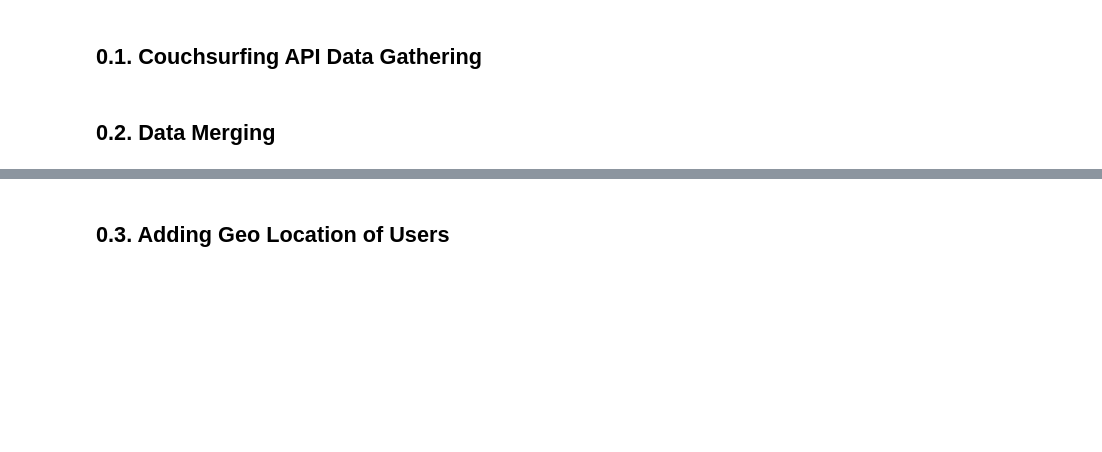
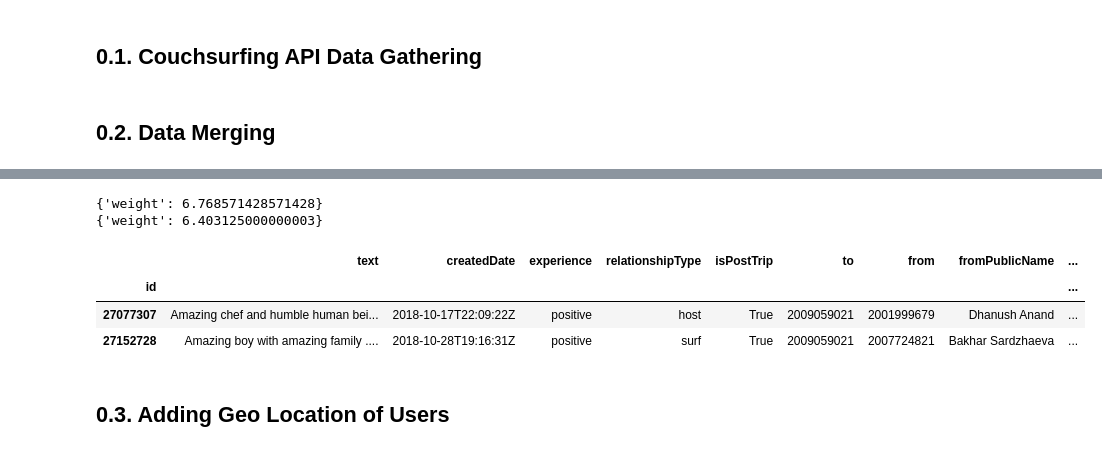
Before and after one commit to eikekutz/SocialGraphFinalProject, a Jupyter notebook: project_assignmentB.ipynb, the cells around one changed output, grey strips where cells are left out. Saved outputs shown, nothing was run; the diff lists cells and outputs as text; code cells hidden in the pictures; blank space fills up the shorter version.

```diff
--- a/project_assignmentB.ipynb
+++ b/project_assignmentB.ipynb
@@ -248,3 +278,31 @@ rev=rev.drop_duplicates()
+# %%
+G_withSentValue = nx.DiGraph()
+
+links = []
+user_id_unique=set(hosts['id'].tolist())
+#G.add_nodes_from(user_id_unique)
+G_withSentValue.add_nodes_from([(rows['id'],{'city':rows['city']}) for idx,rows in hosts.iterrows()])
+
+# filtering out edges:
+hosts_edges = rev.loc[(rev['relationshipType'] == 'host') & (rev['sentimentValue'] != 'None')]
+surf_edges = rev.loc[(rev['relationshipType'] == 'surf') & (rev['sentimentValue'] != 'None')]
+#[(rows['to'],rows['from'],{'weight':rows['sentimentValue']}) for idx,rows in hosts_edges.iterrows()]
+G_withSentValue.add_weighted_edges_from([(rows['to'],rows['from'],rows['sentimentValue']) for idx,rows in hosts_edges.iterrows()])
+#S.add_weighted_edges_from(tuple(hosts_edges['to', 'from']), weight=hosts_edges['sentimentValue'] )
+
+G_withSentValue.add_weighted_edges_from([(rows['to'],rows['from'],rows['sentimentValue']) for idx,rows in surf_edges.iterrows()] )
+# %%
+# check proper assignment
+print(G_withSentValue[2009059021][2001999679])
+print(G_withSentValue[2009059021][2007724821])
+rev.head(2)
+# %% [output]
+{'weight': 6.768571428571428}
+{'weight': 6.403125000000003}
+|  | text | createdDate | experience | relationshipType | isPostTrip | to | from | fromPublicName | ... |
+| id |  |  |  |  |  |  |  |  | ... |
+| 27077307 | Amazing chef and humble human bei... | 2018-10-17T22:09:22Z | positive | host | True | 2009059021 | 2001999679 | Dhanush Anand | ... |
+| 27152728 | Amazing boy with amazing family .... | 2018-10-28T19:16:31Z | positive | surf | True | 2009059021 | 2007724821 | Bakhar Sardzhaeva | ... |
 # %% [markdown]
 ## 0.3. Adding Geo Location of Users
 # %%
```
Also changed, not shown: parts of 14 cells of this notebook.
